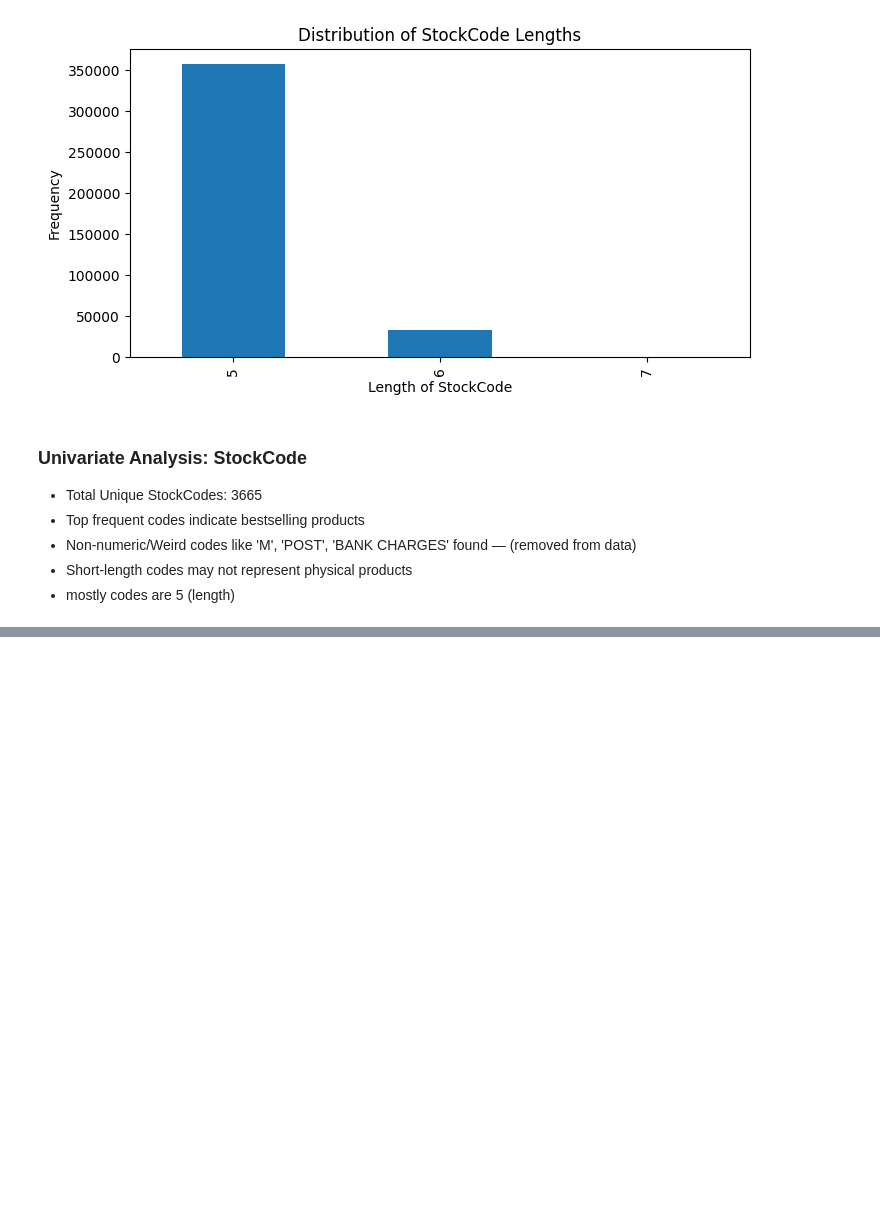
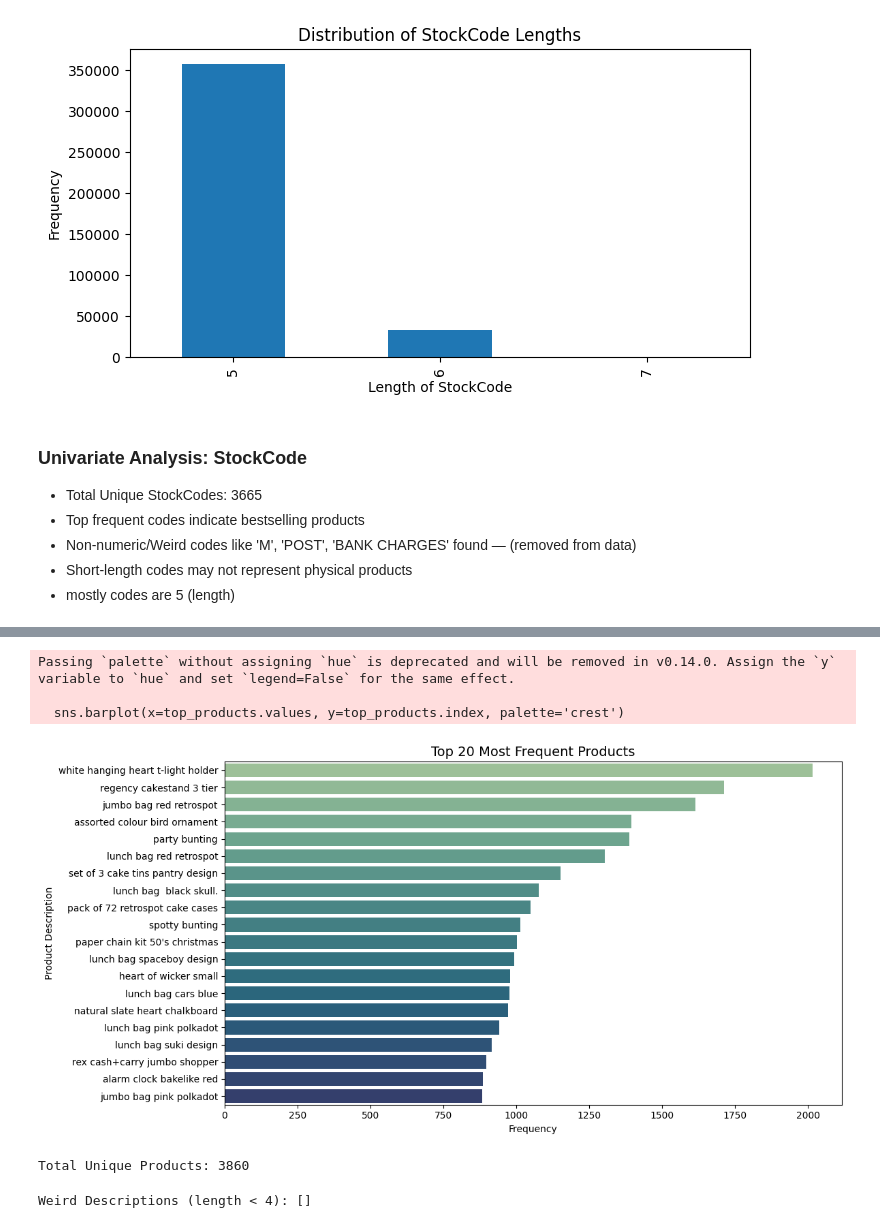
Before and after one commit to anuragchaubey1224/customer-segmentation, a Jupyter notebook: notebooks/eda.ipynb, the cells around one changed output, grey strips where cells are left out. Saved outputs shown, nothing was run; the diff lists cells and outputs as text; code cells hidden in the pictures; blank space fills up the shorter version.

Commit message:
Added univariate analysis of Description column

```diff
--- a/notebooks/eda.ipynb
+++ b/notebooks/eda.ipynb
@@ -597,0 +604,9 @@ plt.show()
+# %%
+# lowercase conversion (consistency)
+df['Description'] = df['Description'].str.lower()
+# %%
+df['Description'] = df['Description'].str.strip()
+# %%
+# top 20 most frequent products
+top_products = df['Description'].value_counts().head(20)
+print(top_products)
@@ -597,0 +631,27 @@ plt.show()
+# %%
+# visualtion plot for most common products
+
+plt.figure(figsize=(12,6))
+sns.barplot(x=top_products.values, y=top_products.index, palette='crest')
+plt.title("Top 20 Most Frequent Products", fontsize=14)
+plt.xlabel("Frequency")
+plt.ylabel("Product Description")
+plt.tight_layout()
+plt.show()
+# %% [output]
+Passing `palette` without assigning `hue` is deprecated and will be removed in v0.14.0. Assign the `y` variable to `hue` and set `legend=False` for the same effect.
+
+  sns.barplot(x=top_products.values, y=top_products.index, palette='crest')
+[figure, added]
+# %%
+# total unique products
+print("Total Unique Products:", df['Description'].nunique())
+# %% [output]
+Total Unique Products: 3860
+# %%
+# check for garbage data
+# Unique descriptions with numeric/empty/short content
+weird_desc = df[df['Description'].str.len() < 4]['Description'].unique()
+print("Weird Descriptions (length < 4):", weird_desc)
+# %% [output]
+Weird Descriptions (length < 4): []
```
Also changed, not shown: parts of 5 cells of this notebook.
